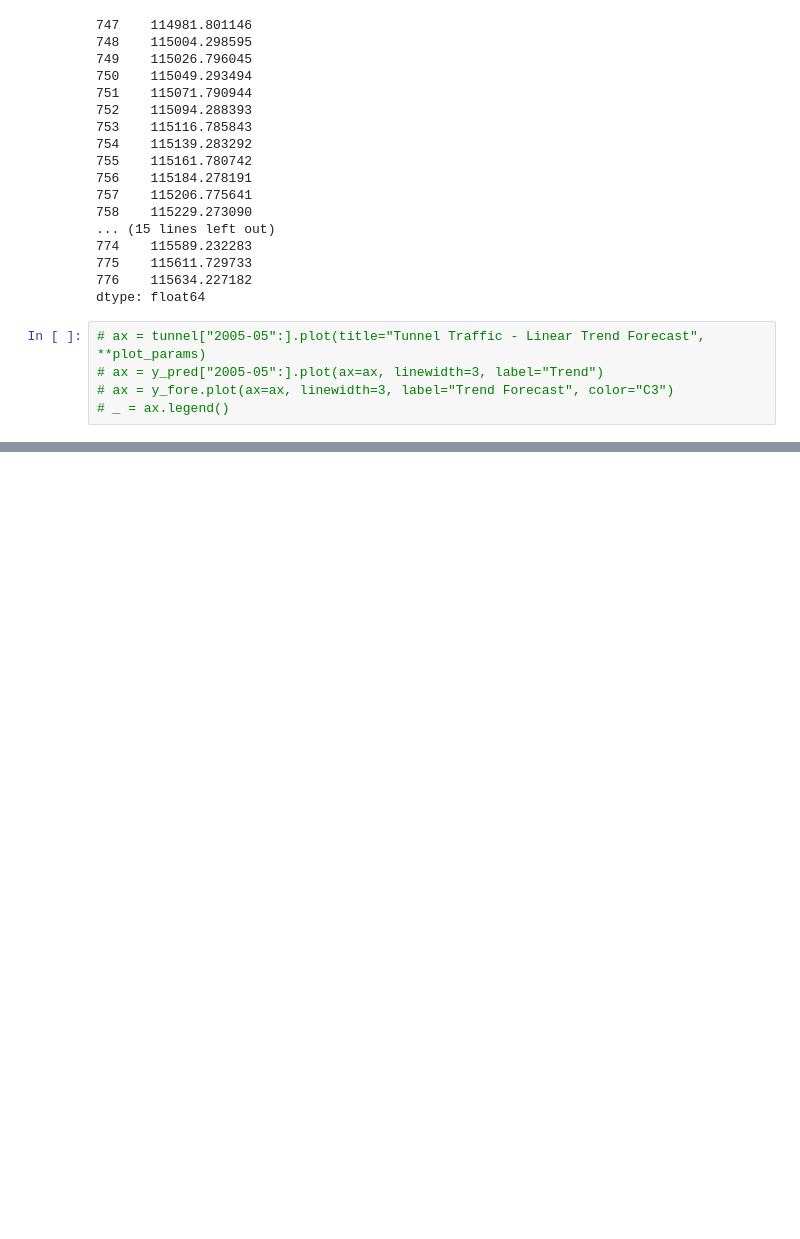
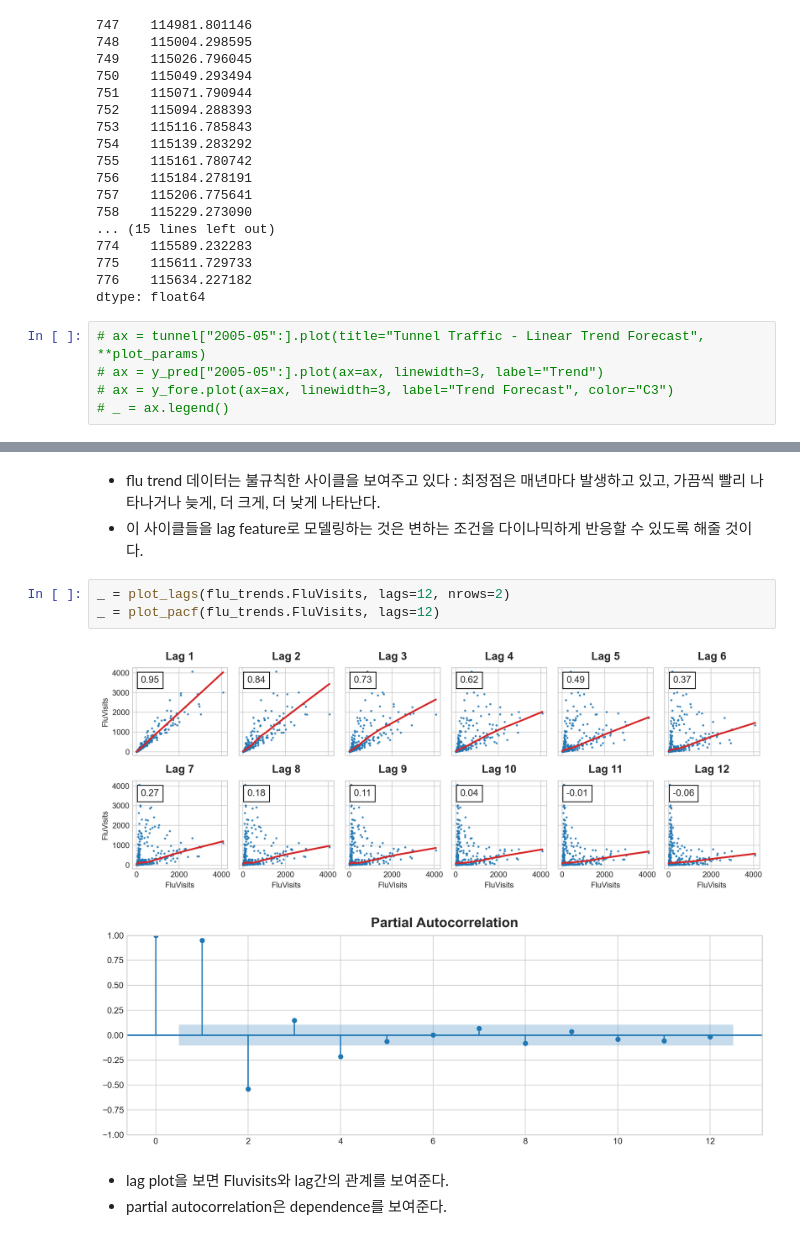
Before and after one commit to epzlfnql/Basic_Study, a Jupyter notebook: Time Series/kaggle/Linear Regression with Time Series.ipynb, the cells around one changed output, grey strips where cells are left out. Cells and saved outputs as stored; diff of their text form; blank space fills up the shorter version.

```diff
--- a/Time Series/kaggle/Linear Regression with Time Series.ipynb
+++ b/Time Series/kaggle/Linear Regression with Time Series.ipynb
@@ -370,0 +696,12 @@ dtype: float64
+# %% [markdown]
+- flu trend 데이터는 불규칙한 사이클을 보여주고 있다 : 최정점은 매년마다 발생하고 있고, 가끔씩 빨리 나타나거나 늦게, 더 크게, 더 낮게 나타난다.
+- 이 사이클들을 lag feature로 모델링하는 것은 변하는 조건을 다이나믹하게 반응할 수 있도록 해줄 것이다.
+# %%
+_ = plot_lags(flu_trends.FluVisits, lags=12, nrows=2)
+_ = plot_pacf(flu_trends.FluVisits, lags=12)
+# %% [output]
+[figure, added]
+[figure, added]
+# %% [markdown]
+- lag plot을 보면 Fluvisits와 lag간의 관계를 보여준다.
+- partial autocorrelation은 dependence를 보여준다.
```
Also changed, not shown: parts of 26 cells of this notebook, 1 other file.
